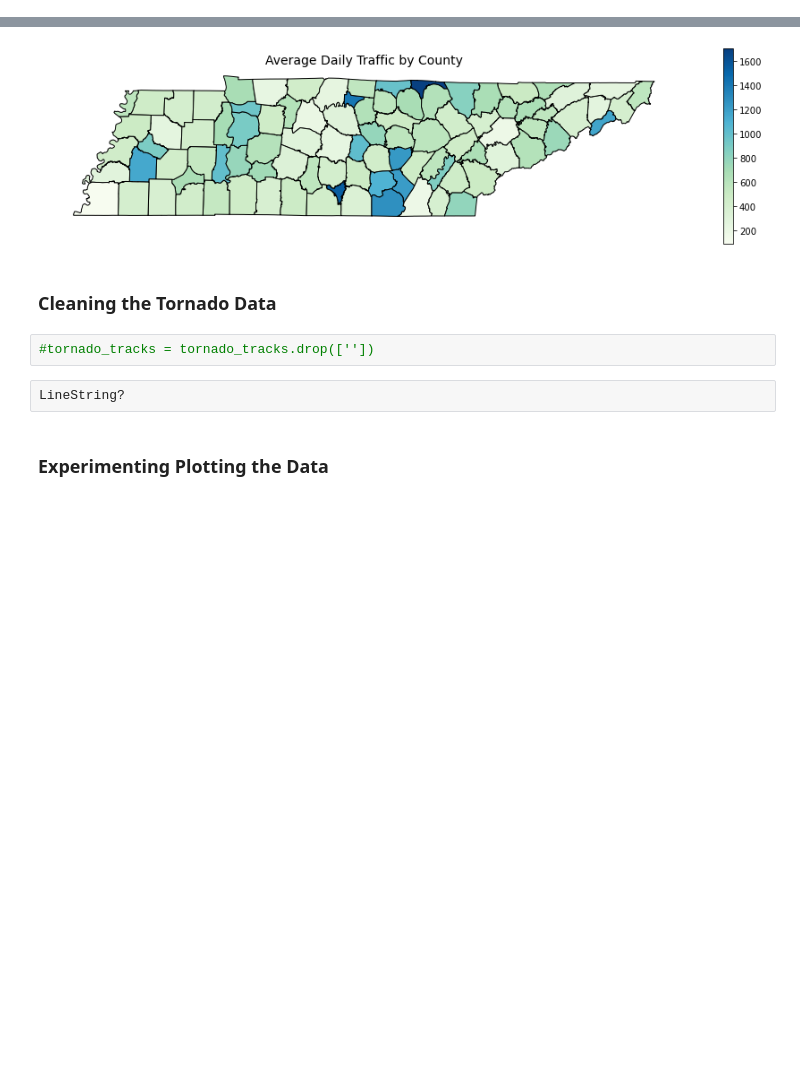
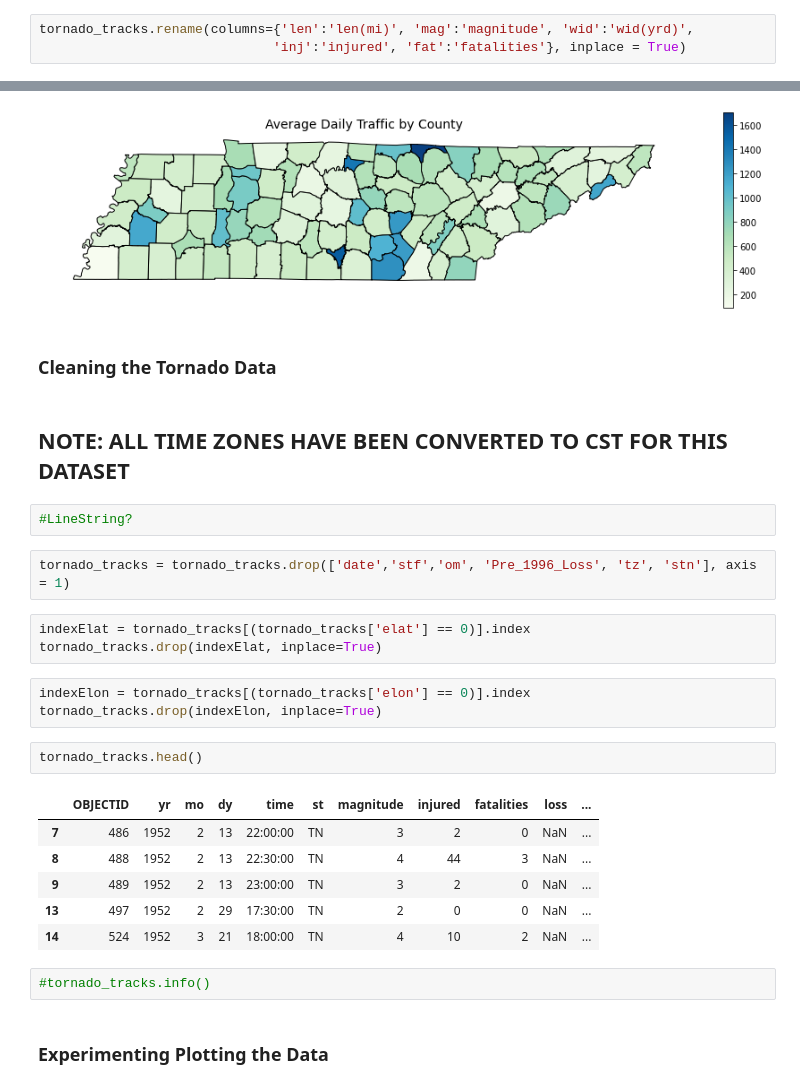
Before and after one commit to BrandonM471998/Capstone, a Jupyter notebook: notebooks/tornado-and-traffic-data-project.ipynb, the cells around one changed output, grey strips where cells are left out. Cells and saved outputs as stored; diff of their text form; blank space fills up the shorter version.

```diff
--- a/notebooks/tornado-and-traffic-data-project.ipynb
+++ b/notebooks/tornado-and-traffic-data-project.ipynb
@@ -41,6 +43,9 @@ counties = counties.drop(['OBJECTID'], axis = 1)
 # %%
 indexNames = traffic_data[(traffic_data['X'] == 0)].index
 traffic_data.drop(indexNames, inplace=True)
+# %%
+tornado_tracks.rename(columns={'len':'len(mi)', 'mag':'magnitude', 'wid':'wid(yrd)',
+                              'inj':'injured', 'fat':'fatalities'}, inplace = True)
 # %% [markdown]
 ### Lets Start to Explore the Datasets
 # %%
@@ -407,10 +413,29 @@ ax.axis('off');
 [figure]
 # %% [markdown]
 ### Cleaning the Tornado Data
+# %% [markdown]
+## NOTE: ALL TIME ZONES HAVE BEEN CONVERTED TO CST FOR THIS DATASET
+# %%
+#LineString?
+# %%
+tornado_tracks = tornado_tracks.drop(['date','stf','om', 'Pre_1996_Loss', 'tz', 'stn'], axis = 1)
+# %%
+indexElat = tornado_tracks[(tornado_tracks['elat'] == 0)].index
+tornado_tracks.drop(indexElat, inplace=True)
+# %%
+indexElon = tornado_tracks[(tornado_tracks['elon'] == 0)].index
+tornado_tracks.drop(indexElon, inplace=True)
+# %%
+tornado_tracks.head()
+# %% [output]
+|  | OBJECTID | yr | mo | dy | time | st | magnitude | injured | fatalities | loss | ... |
+| 7 | 486 | 1952 | 2 | 13 | 22:00:00 | TN | 3 | 2 | 0 | NaN | ... |
+| 8 | 488 | 1952 | 2 | 13 | 22:30:00 | TN | 4 | 44 | 3 | NaN | ... |
+| 9 | 489 | 1952 | 2 | 13 | 23:00:00 | TN | 3 | 2 | 0 | NaN | ... |
+| 13 | 497 | 1952 | 2 | 29 | 17:30:00 | TN | 2 | 0 | 0 | NaN | ... |
+| 14 | 524 | 1952 | 3 | 21 | 18:00:00 | TN | 4 | 10 | 2 | NaN | ... |
 # %%
-#tornado_tracks = tornado_tracks.drop([''])
+#tornado_tracks.info()
-# %%
-LineString?
 # %% [markdown]
 ### Experimenting Plotting the Data
 # %%
```
Also changed, not shown: parts of 7 cells of this notebook.
